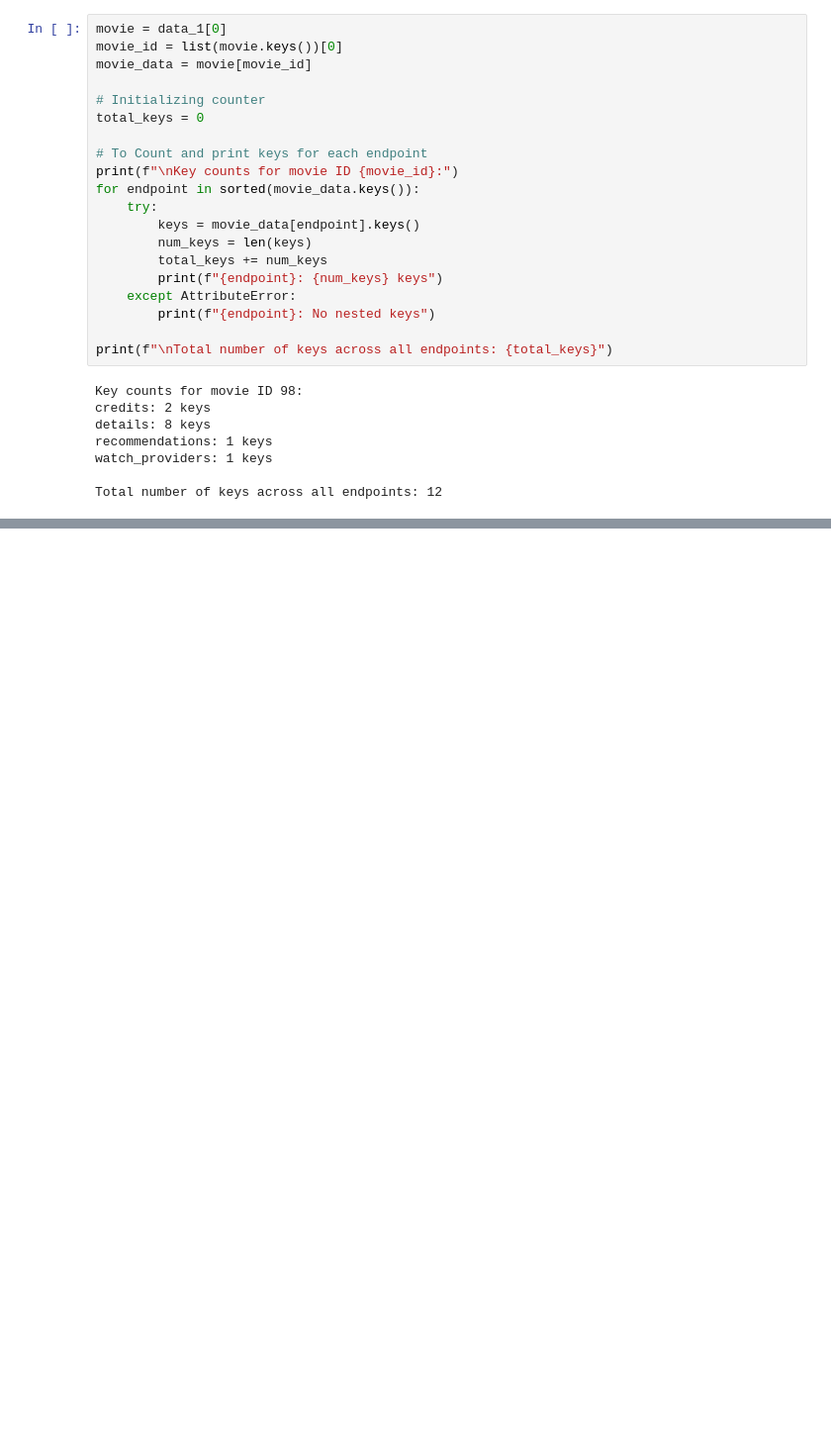
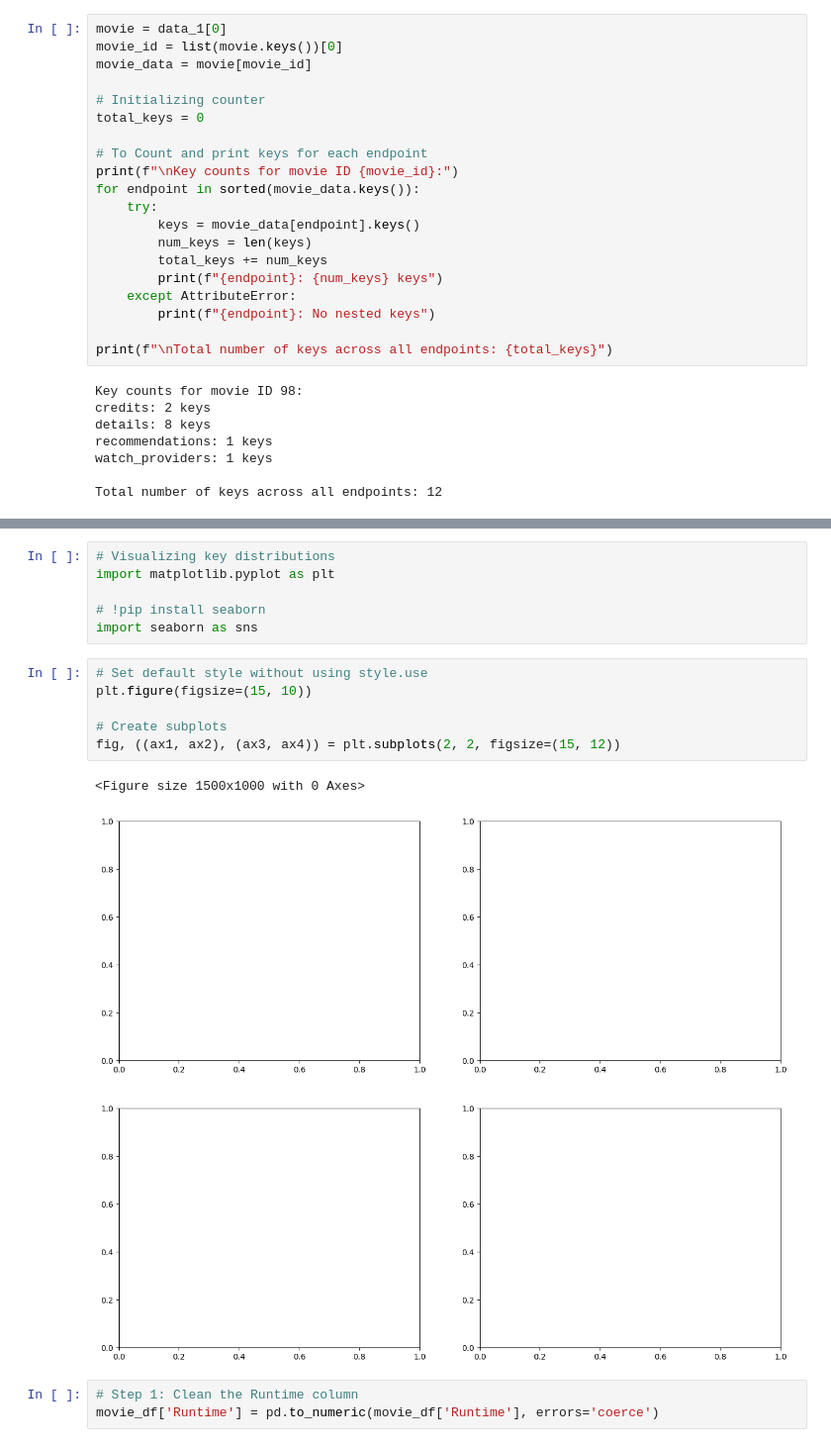
Before and after one commit to Sathvik-Chowdary-Veerapaneni/CineAI, a Jupyter notebook: src/preprocessing/data_explore.ipynb, the cells around one changed output, grey strips where cells are left out. Shown: that part at 99% size. Cells and saved outputs as stored; diff of their text form; blank space fills up the shorter version.

```diff
--- a/src/preprocessing/data_explore.ipynb
+++ b/src/preprocessing/data_explore.ipynb
@@ -170,0 +337,18 @@ Total number of keys across all endpoints: 12
+# %%
+# Visualizing key distributions
+import matplotlib.pyplot as plt
+
+# !pip install seaborn
+import seaborn as sns
+# %%
+# Set default style without using style.use
+plt.figure(figsize=(15, 10))
+
+# Create subplots
+fig, ((ax1, ax2), (ax3, ax4)) = plt.subplots(2, 2, figsize=(15, 12))
+# %% [output]
+<Figure size 1500x1000 with 0 Axes>
+[figure, added]
+# %%
+# Step 1: Clean the Runtime column
+movie_df['Runtime'] = pd.to_numeric(movie_df['Runtime'], errors='coerce')
```
Also changed, not shown: parts of 24 cells of this notebook, 2 other files.
